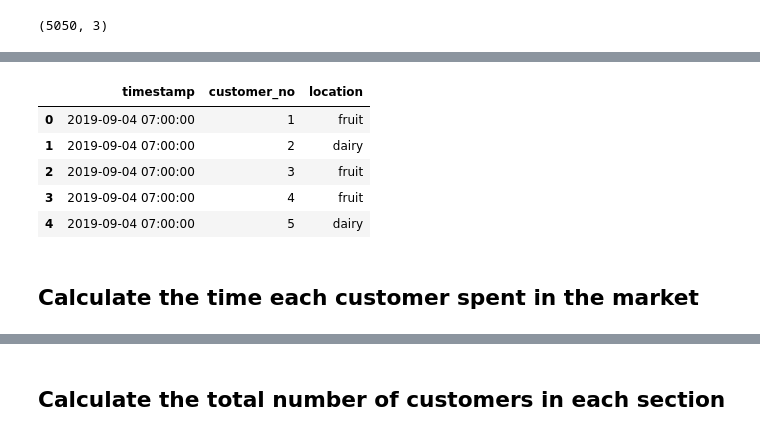
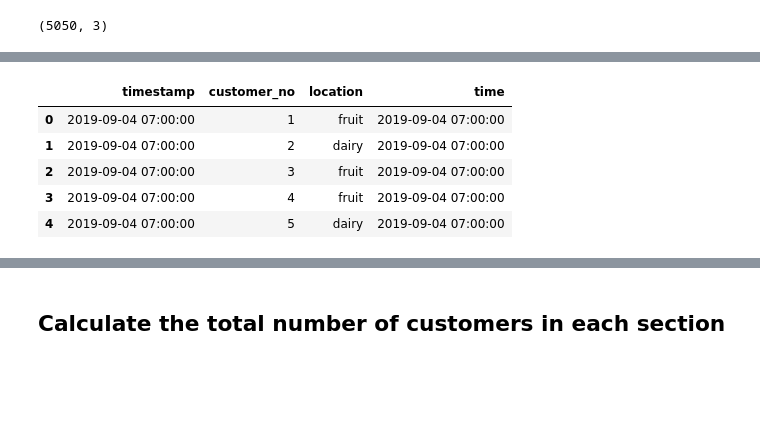
Before and after one commit to chinhdothi/Supermarket-project, a Jupyter notebook: Data Exploration.ipynb, the cells around one changed output, grey strips where cells are left out. Drawn from its saved outputs; the diff is of its cells as text; code cells hidden in the pictures; blank space fills up the shorter version.

```diff
--- a/Data Exploration.ipynb
+++ b/Data Exploration.ipynb
@@ -52,13 +52,12 @@ wed.info
 [5050 rows x 3 columns]>
 # %%
 wed['timestamp'] = pd.to_datetime(wed['timestamp'], format="%Y-%m-%d %H:%M:%S")
+wed['time'] = wed['timestamp']
 wed.head()
 # %% [output]
-|  | timestamp | customer_no | location |
-| 0 | 2019-09-04 07:00:00 | 1 | fruit |
-| 1 | 2019-09-04 07:00:00 | 2 | dairy |
-| 2 | 2019-09-04 07:00:00 | 3 | fruit |
-| 3 | 2019-09-04 07:00:00 | 4 | fruit |
-| 4 | 2019-09-04 07:00:00 | 5 | dairy |
+|  | timestamp | customer_no | location | time |
+| 0 | 2019-09-04 07:00:00 | 1 | fruit | 2019-09-04 07:00:00 |
+| 1 | 2019-09-04 07:00:00 | 2 | dairy | 2019-09-04 07:00:00 |
+| 2 | 2019-09-04 07:00:00 | 3 | fruit | 2019-09-04 07:00:00 |
+| 3 | 2019-09-04 07:00:00 | 4 | fruit | 2019-09-04 07:00:00 |
+| 4 | 2019-09-04 07:00:00 | 5 | dairy | 2019-09-04 07:00:00 |
-# %% [markdown]
-## Calculate the time each customer spent in the market
```
Also changed, not shown: parts of 6 cells of this notebook.
